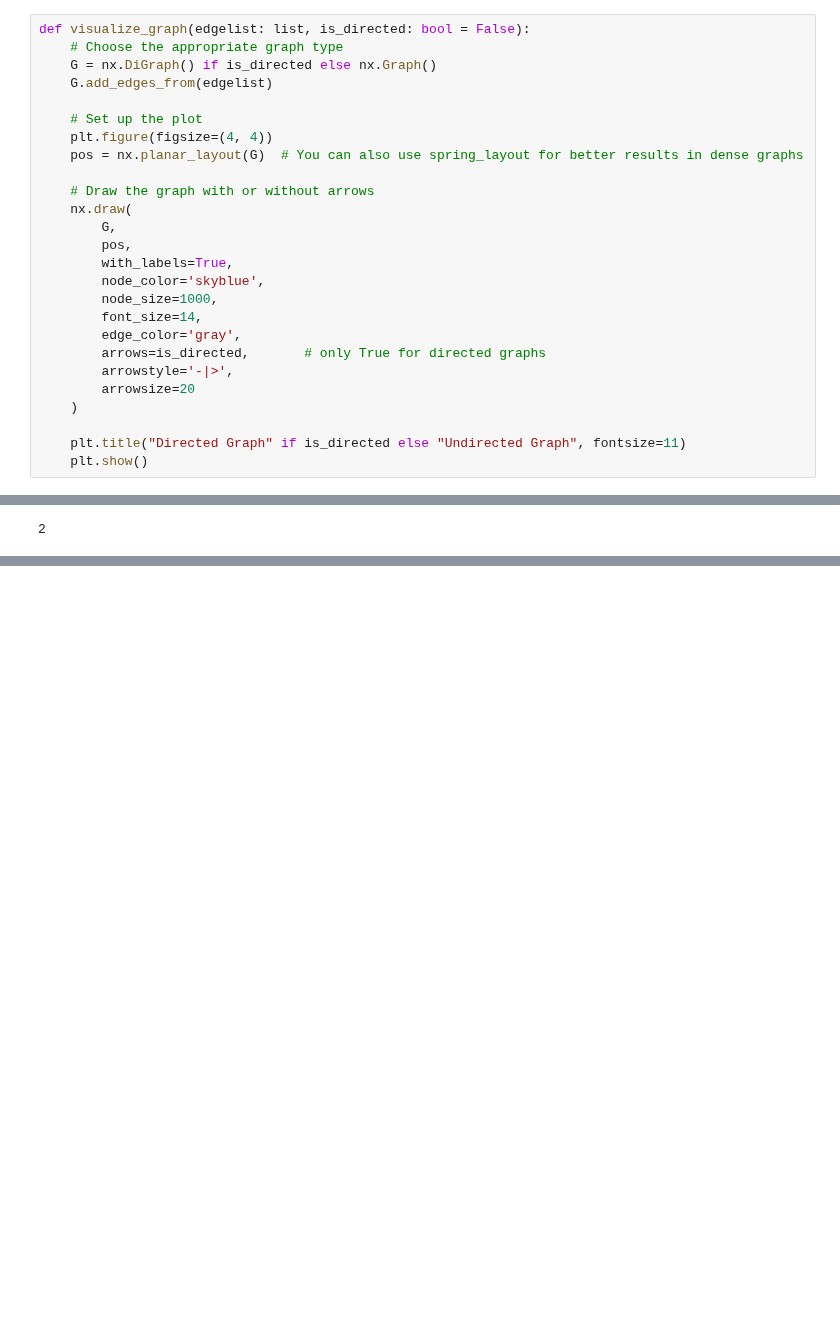
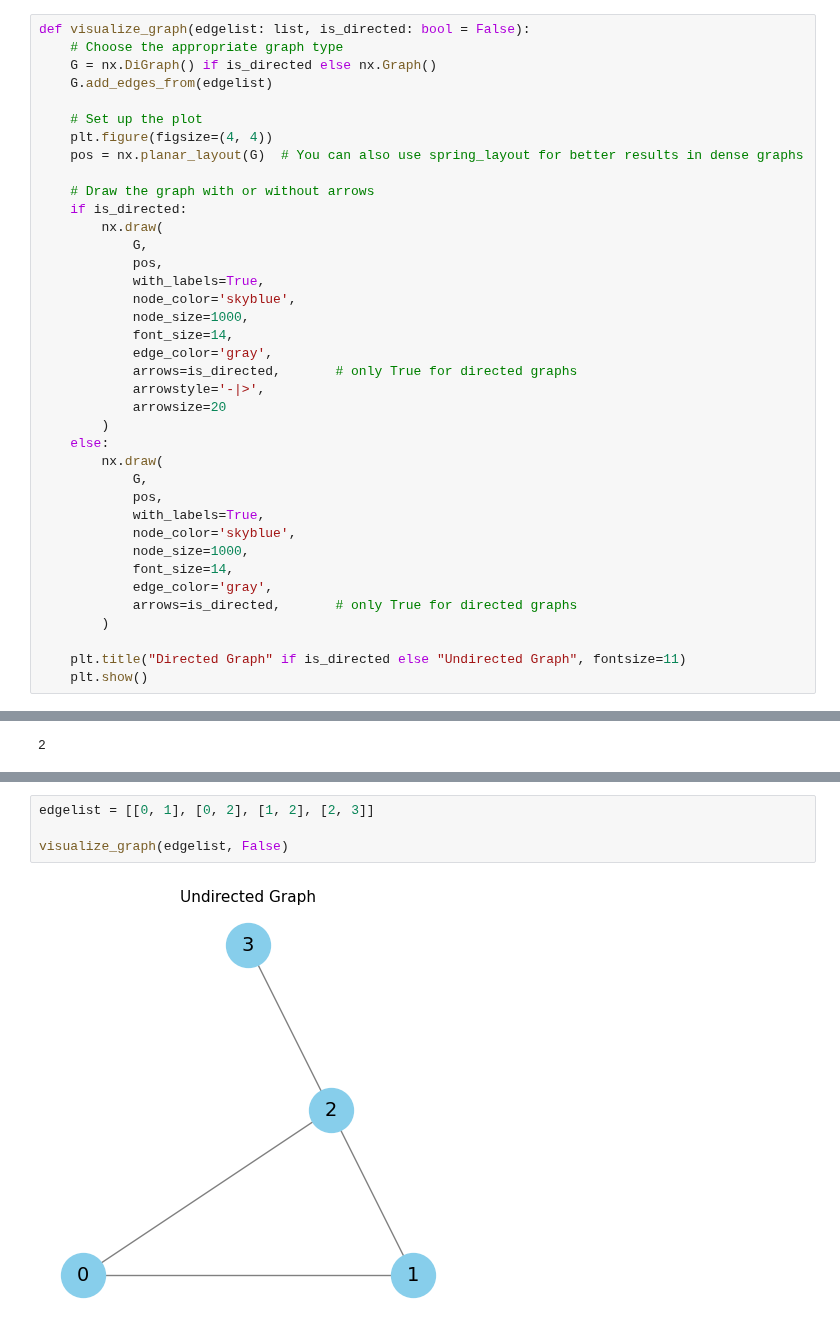
Before and after one commit to ShaunakSen/Problem-Solving-and-Algorithms, a Jupyter notebook: DSA/graphs/graph_01.ipynb, the cells around one changed output, grey strips where cells are left out. Saved outputs shown, nothing was run; the diff lists cells and outputs as text; blank space fills up the shorter version.

```diff
--- a/DSA/graphs/graph_01.ipynb
+++ b/DSA/graphs/graph_01.ipynb
@@ -352,18 +352,30 @@ def visualize_graph(edgelist: list, is_directed: bool = False):
     pos = nx.planar_layout(G)  # You can also use spring_layout for better results in dense graphs
 
     # Draw the graph with or without arrows
-    nx.draw(
-        G,
-        pos,
-        with_labels=True,
-        node_color='skyblue',
-        node_size=1000,
-        font_size=14,
-        edge_color='gray',
-        arrows=is_directed,       # only True for directed graphs
-        arrowstyle='-|>',
-        arrowsize=20
-    )
+    if is_directed:
+        nx.draw(
+            G,
+            pos,
+            with_labels=True,
+            node_color='skyblue',
+            node_size=1000,
+            font_size=14,
+            edge_color='gray',
+            arrows=is_directed,       # only True for directed graphs
+            arrowstyle='-|>',
+            arrowsize=20
+        )
+    else:
+        nx.draw(
+            G,
+            pos,
+            with_labels=True,
+            node_color='skyblue',
+            node_size=1000,
+            font_size=14,
+            edge_color='gray',
+            arrows=is_directed,       # only True for directed graphs
+        )
 
     plt.title("Directed Graph" if is_directed else "Undirected Graph", fontsize=11)
     plt.show()
@@ -991,0 +1010,6 @@ curr_node: 4 | neighbors: [['3', -1]]
+# %%
+edgelist = [[0, 1], [0, 2], [1, 2], [2, 3]]
+
+visualize_graph(edgelist, False)
+# %% [output]
+[figure, added]
```
Also changed, not shown: parts of 22 cells of this notebook, 1 other file.
